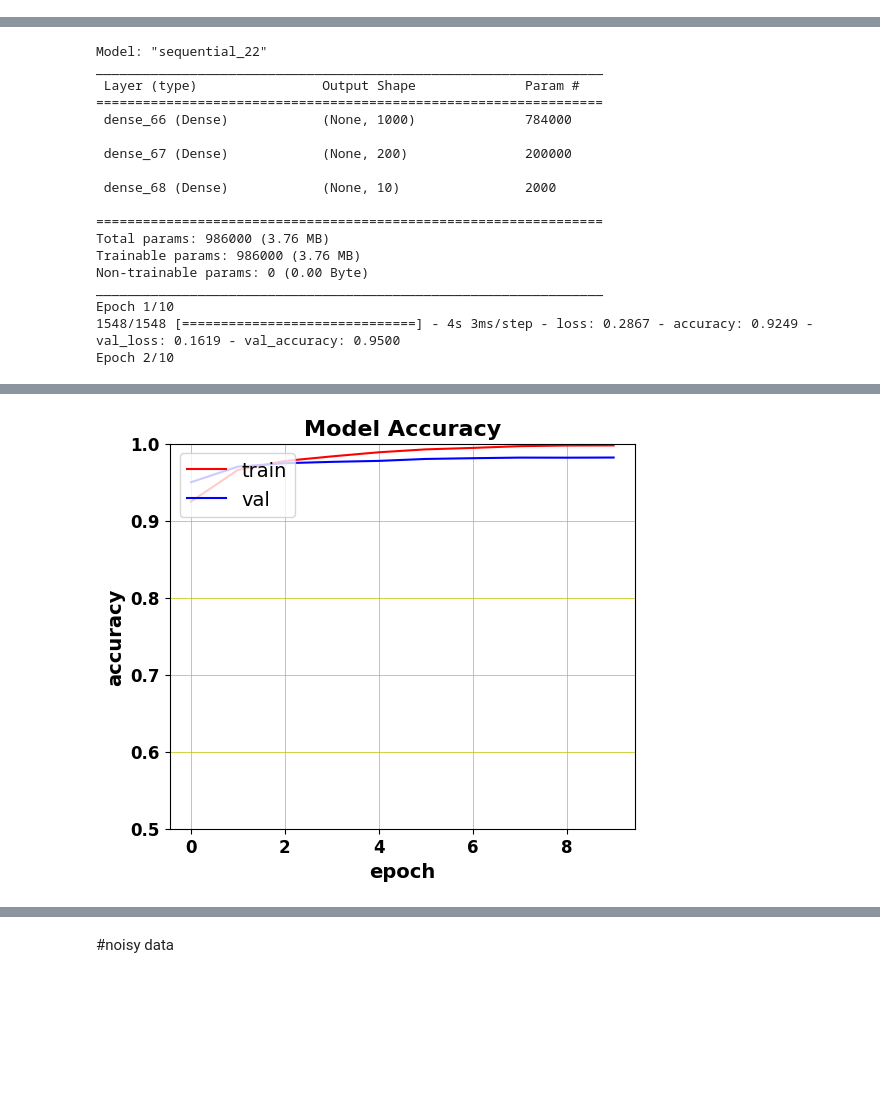
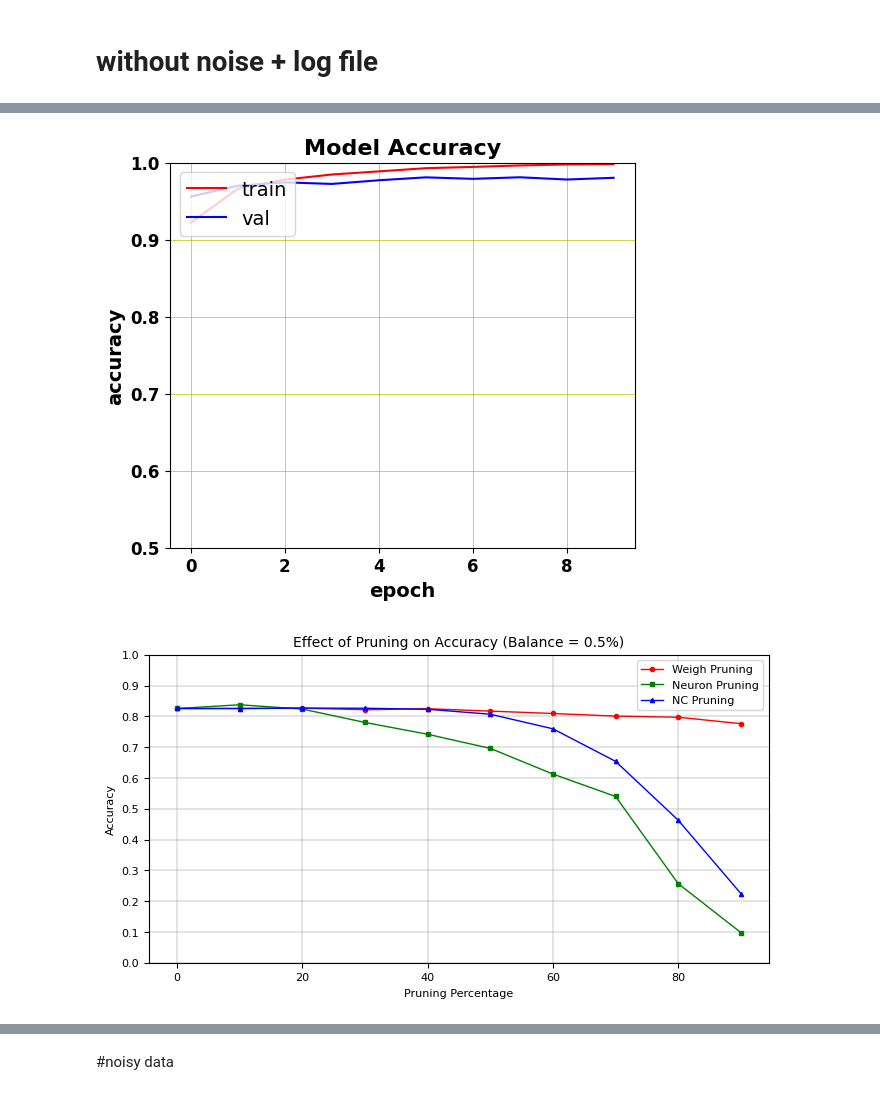
Before and after one commit to noopur-zambare/nc_pruning, a Jupyter notebook: main.ipynb, the cells around one changed output, grey strips where cells are left out. Cells and saved outputs as stored; diff of their text form; code cells hidden in the pictures; blank space fills up the shorter version.

```diff
--- a/main.ipynb
+++ b/main.ipynb
@@ -98,6 +125,6 @@ def test(model, X_test_norm, Y_test_onehot):
 # %%
 # pruning%
-K = [0, 25, 50, 60, 70, 80, 90, 95, 97, 99]
+K = [0, 10, 20, 30, 40, 50, 60, 70, 80, 90]
 
 def weigh_pruning(X_test_norm, Y_test_onehot, K, trained_model, model_load):
 
@@ -112,7 +139,6 @@ def weigh_pruning(X_test_norm, Y_test_onehot, K, trained_model, model_load):
 
     all_weights_sorted = {k: v for k, v in sorted(all_weights.items(), key=lambda item: abs(item[1]))}
     total_no_weights = len(all_weights_sorted)
-    # print(total_no_weights)
     print('all_weights',len(all_weights))
     weight_pruning_scores = []
 
@@ -133,6 +159,7 @@ def weigh_pruning(X_test_norm, Y_test_onehot, K, trained_model, model_load):
             new_model.layers[layer_no].set_weights(new_layer_weights)
 
         new_score  = new_model.evaluate(X_test_norm, Y_test_onehot, verbose=0)
+        test(new_model, X_test_norm, Y_test_onehot, verbose=True)
         weight_pruning_scores .append(new_score[1])
     return weight_pruning_scores
 
@@ -154,7 +181,6 @@ def neuron_pruning(X_test_norm, Y_test_onehot, total_no_layers, trained_model, m
 
     all_neurons_sorted = {k: v for k, v in sorted(all_neurons.items(), key=lambda item: np.linalg.norm(item[1], ord=2, axis=0))}
     total_no_neurons = len(all_neurons_sorted)
-    # print(total_no_neurons)
 
     neuron_pruning_scores = []
 
@@ -175,5 +201,6 @@ def neuron_pruning(X_test_norm, Y_test_onehot, total_no_layers, trained_model, m
             new_model.layers[layer_no].set_weights(new_layer_weights)
 
         new_score  = new_model.evaluate(X_test_norm, Y_test_onehot, verbose=0)
+        test(new_model, X_test_norm, Y_test_onehot, verbose=True)
         neuron_pruning_scores.append(new_score[1])
     return neuron_pruning_scores
@@ -367,30 +405,48 @@ def prune_weights_using_Sw(X_test_norm, Y_test_onehot, X_train_norm, Y_train_one
 # %%
 def plots(standard_w, standard__neuron, nc, imbalance):
     plt.figure(figsize=(8, 4))
-    plt.plot(pd.DataFrame(standard_w).set_index(pd.Series(K), drop=True), color='r')
-    plt.plot(pd.DataFrame(standard__neuron).set_index(pd.Series(K), drop=True), color='g')
-    plt.plot(pd.DataFrame(nc).set_index(pd.Series(K), drop=True), color='b')
-    plt.title('Effect of Pruning on Accuracy (Imbalance = ' + imbalance + ')', fontsize=10)
-    plt.ylabel('Score', fontsize=8)
+    plt.plot(pd.DataFrame(standard_w).set_index(pd.Series(K), drop=True), color='r', marker='o', markersize=3,linewidth=1)
+    plt.plot(pd.DataFrame(standard__neuron).set_index(pd.Series(K), drop=True), color='g', marker='s', markersize=3,linewidth=1)
+    plt.plot(pd.DataFrame(nc).set_index(pd.Series(K), drop=True), color='b', marker='^', markersize=3,linewidth=1)
+    plt.title('Effect of Pruning on Accuracy (Balance = ' + imbalance + ')', fontsize=10)
+    plt.ylabel('Accuracy', fontsize=8)
     plt.xlabel('Pruning Percentage', fontsize=8)
     plt.xticks(fontsize=8)
     plt.yticks(np.arange(0, 1.1, 0.1), fontsize=8)
     plt.ylim(0, 1)
-    plt.legend(['standard_w_pruning', 'standard_neuron_pruning', 'NC_pruning'], loc='best', prop={'size': 8})
+    plt.legend(['Weigh Pruning', 'Neuron Pruning', 'NC Pruning'], loc='best', prop={'size': 8})
     plt.grid(color='gray', linestyle='-', linewidth=0.3)
-    filename = f"noisy/{imbalance}.png"
+    filename = f"testing_with_noise/{imbalance}.png"
     plt.savefig(filename, dpi=300, bbox_inches='tight')
     plt.show()
+# %% [markdown]
+# without noise + log file
 # %%
-n_features, n_classes, Y_train_onehot, Y_test_onehot, X_train_final, X_valid, Y_train_final, Y_valid, X_test_norm,X_train_norm = preprocess(mnist,imbalance_factor=0.005)
-model,save_best = train(n_features, n_classes, 'mnist.hdf5')
-train_plots(model,X_train_final, Y_train_final, X_valid, Y_valid, save_best)
-test(model, X_test_norm, Y_test_onehot)
-trained_model = load_model("mnist.hdf5")
-total_no_layers = len(trained_model.layers)
-neuron_pruning_scores = neuron_pruning(X_test_norm, Y_test_onehot, total_no_layers, trained_model, 'mnist.hdf5')
-weight_pruning_scores_nc = prune_weights_using_Sw(X_test_norm, Y_test_onehot,X_train_norm, Y_train_onehot, K, trained_model, 'mnist.hdf5')
-weight_pruning_scores = weigh_pruning(X_test_norm, Y_test_onehot, K, trained_model, 'mnist.hdf5')
+log_dir = "logs/testing_without_noise"
+if not os.path.exists(log_dir):
+    os.makedirs(log_dir)
 
-plots(weight_pruning_scores,neuron_pruning_scores, list(map(lambda x: x[1], weight_pruning_scores_nc)),'0.5%')
+
+output_log_file = os.path.join(log_dir, "balance_0.5%_output.log")
+
+if os.path.exists(output_log_file):
+    open(output_log_file, 'w').close()
+
+with open(output_log_file, 'a') as log_file:
+    with redirect_stdout(log_file), redirect_stderr(log_file):
+        n_features, n_classes, Y_train_onehot, Y_test_onehot, X_train_final, X_valid, Y_train_final, Y_valid, X_test_norm, X_train_norm = preprocess(mnist, imbalance_factor=0.005)
+        model, save_best = train(n_features, n_classes, 'mnist.hdf5')
+        train_plots(model, X_train_final, Y_train_final, X_valid, Y_valid, save_best)
+        test(model, X_test_norm, Y_test_onehot)
+        trained_model = load_model("mnist.hdf5")
+        total_no_layers = len(trained_model.layers)
+        print('Starting neuron pruning')
+        neuron_pruning_scores = neuron_pruning(X_test_norm, Y_test_onehot, total_no_layers, trained_model, 'mnist.hdf5')
+        print('Starting weight pruning using nc')
+        weight_pruning_scores_nc = prune_weights_using_Sw(X_test_norm, Y_test_onehot, X_train_norm, Y_train_onehot, K, trained_model, 'mnist.hdf5')
+        print('Starting weight pruning')
+        weight_pruning_scores = weigh_pruning(X_test_norm, Y_test_onehot, K, trained_model, 'mnist.hdf5')
+        plots(weight_pruning_scores, neuron_pruning_scores, list(map(lambda x: x[1], weight_pruning_scores_nc)), '0.5%')
+
+print(f"Output saved to {output_log_file}")
 # %% [output]
@@ -398,0 +455,2 @@ Number of target classes (fashion categories) :  10
+[figure, new version]
+[figure, new version]
@@ -401,18 +457,0 @@ WARNING:absl:There is a known slowdown when using v2.11+ Keras optimizers on M1/
-Model: "sequential_22"
-_________________________________________________________________
- Layer (type)                Output Shape              Param #
-=================================================================
- dense_66 (Dense)            (None, 1000)              784000
-
- dense_67 (Dense)            (None, 200)               200000
-
- dense_68 (Dense)            (None, 10)                2000
-
-=================================================================
-Total params: 986000 (3.76 MB)
-Trainable params: 986000 (3.76 MB)
-Non-trainable params: 0 (0.00 Byte)
-_________________________________________________________________
-Epoch 1/10
-1548/1548 [==============================] - 4s 3ms/step - loss: 0.2867 - accuracy: 0.9249 - val_loss: 0.1619 - val_accuracy: 0.9500
-Epoch 2/10
@@ -436 +457,0 @@ Epoch 10/10
-[figure, old version]
```
Also changed, not shown: parts of 17 cells of this notebook, 25 other files.
